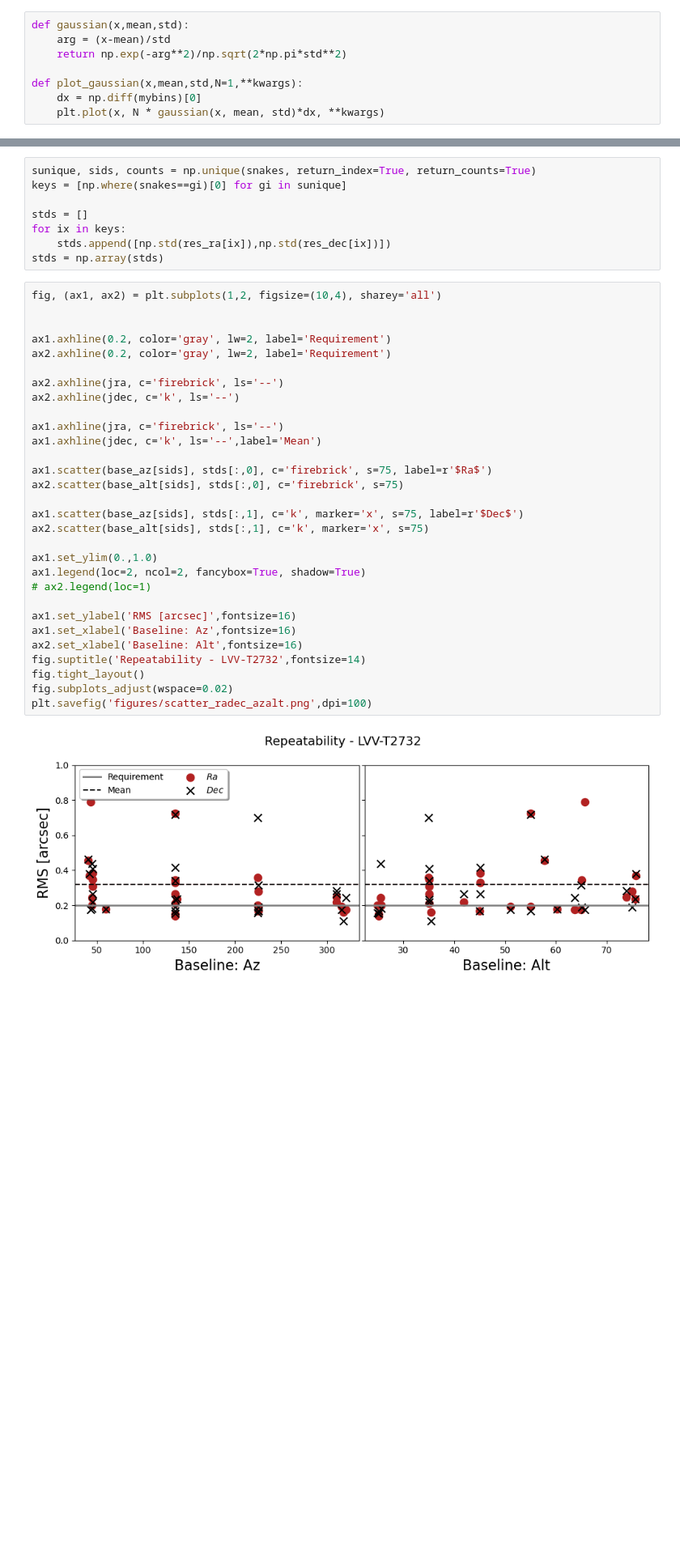
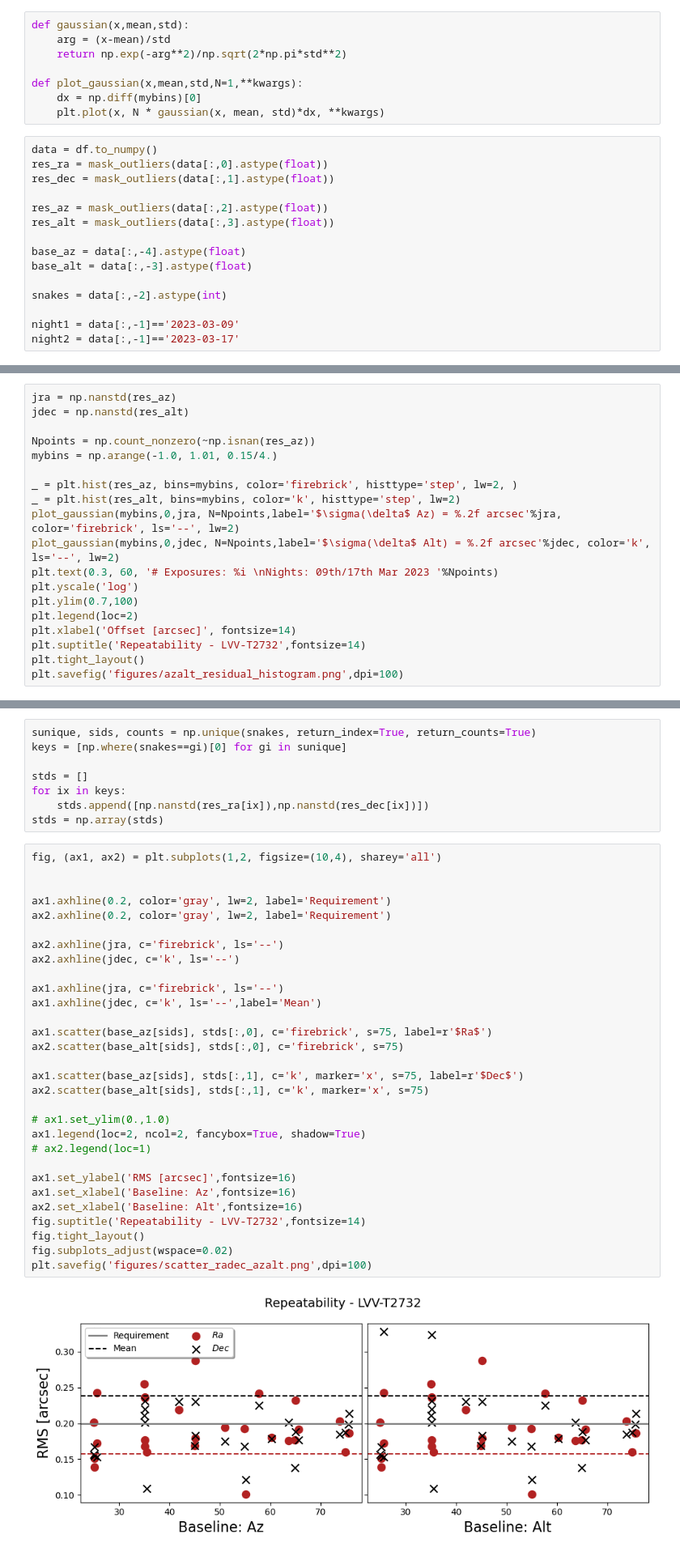
Before and after one commit to estevesjh/ComScratchStuff, a Jupyter notebook: starTracker/slewSettleTests/LVV-T2732_analysis_repeatability_report.ipynb, the cells around one changed output, grey strips where cells are left out. Shown at 81% size. Saved outputs shown, nothing was run; the diff lists cells and outputs as text; blank space fills up the shorter version.

```diff
--- a/starTracker/slewSettleTests/LVV-T2732_analysis_repeatability_report.ipynb
+++ b/starTracker/slewSettleTests/LVV-T2732_analysis_repeatability_report.ipynb
@@ -94,4 +90,19 @@ def gaussian(x,mean,std):
 def plot_gaussian(x,mean,std,N=1,**kwargs):
     dx = np.diff(mybins)[0]
     plt.plot(x, N * gaussian(x, mean, std)*dx, **kwargs)
+# %%
+data = df.to_numpy()
+res_ra = mask_outliers(data[:,0].astype(float))
+res_dec = mask_outliers(data[:,1].astype(float))
+
+res_az = mask_outliers(data[:,2].astype(float))
+res_alt = mask_outliers(data[:,3].astype(float))
+
+base_az = data[:,-4].astype(float)
+base_alt = data[:,-3].astype(float)
+
+snakes = data[:,-2].astype(int)
+
+night1 = data[:,-1]=='2023-03-09'
+night2 = data[:,-1]=='2023-03-17'
 # %%
@@ -117,0 +129,19 @@ plt.savefig('figures/radec_residual_histogram.png',dpi=100)
+# %%
+jra = np.nanstd(res_az)
+jdec = np.nanstd(res_alt)
+
+Npoints = np.count_nonzero(~np.isnan(res_az))
+mybins = np.arange(-1.0, 1.01, 0.15/4.)
+
+_ = plt.hist(res_az, bins=mybins, color='firebrick', histtype='step', lw=2, )
+_ = plt.hist(res_alt, bins=mybins, color='k', histtype='step', lw=2)
+plot_gaussian(mybins,0,jra, N=Npoints,label='$\sigma(\delta$ Az) = %.2f arcsec'%jra, color='firebrick', ls='--', lw=2)
+plot_gaussian(mybins,0,jdec, N=Npoints,label='$\sigma(\delta$ Alt) = %.2f arcsec'%jdec, color='k', ls='--', lw=2)
+plt.text(0.3, 60, '# Exposures: %i \nNights: 09th/17th Mar 2023 '%Npoints)
+plt.yscale('log')
+plt.ylim(0.7,100)
+plt.legend(loc=2)
+plt.xlabel('Offset [arcsec]', fontsize=14)
+plt.suptitle('Repeatability - LVV-T2732',fontsize=14)
+plt.tight_layout()
+plt.savefig('figures/azalt_residual_histogram.png',dpi=100)
@@ -121,37 +153,37 @@ keys = [np.where(snakes==gi)[0] for gi in sunique]
 
 stds = []
 for ix in keys:
-    stds.append([np.std(res_ra[ix]),np.std(res_dec[ix])])
+    stds.append([np.nanstd(res_ra[ix]),np.nanstd(res_dec[ix])])
 stds = np.array(stds)
 # %%
 fig, (ax1, ax2) = plt.subplots(1,2, figsize=(10,4), sharey='all')
 
 
 ax1.axhline(0.2, color='gray', lw=2, label='Requirement')
 ax2.axhline(0.2, color='gray', lw=2, label='Requirement')
 
 ax2.axhline(jra, c='firebrick', ls='--')
 ax2.axhline(jdec, c='k', ls='--')
 
 ax1.axhline(jra, c='firebrick', ls='--')
 ax1.axhline(jdec, c='k', ls='--',label='Mean')
 
 ax1.scatter(base_az[sids], stds[:,0], c='firebrick', s=75, label=r'$Ra$')
 ax2.scatter(base_alt[sids], stds[:,0], c='firebrick', s=75)
 
 ax1.scatter(base_az[sids], stds[:,1], c='k', marker='x', s=75, label=r'$Dec$')
 ax2.scatter(base_alt[sids], stds[:,1], c='k', marker='x', s=75)
 
-ax1.set_ylim(0.,1.0)
+# ax1.set_ylim(0.,1.0)
 ax1.legend(loc=2, ncol=2, fancybox=True, shadow=True)
 # ax2.legend(loc=1)
 
 ax1.set_ylabel('RMS [arcsec]',fontsize=16)
 ax1.set_xlabel('Baseline: Az',fontsize=16)
 ax2.set_xlabel('Baseline: Alt',fontsize=16)
 fig.suptitle('Repeatability - LVV-T2732',fontsize=14)
 fig.tight_layout()
 fig.subplots_adjust(wspace=0.02)
 plt.savefig('figures/scatter_radec_azalt.png',dpi=100)
 # %% [output]
-[figure, old version]
+[figure, new version]
```
Also changed, not shown: parts of 15 cells of this notebook, 10 other files.
